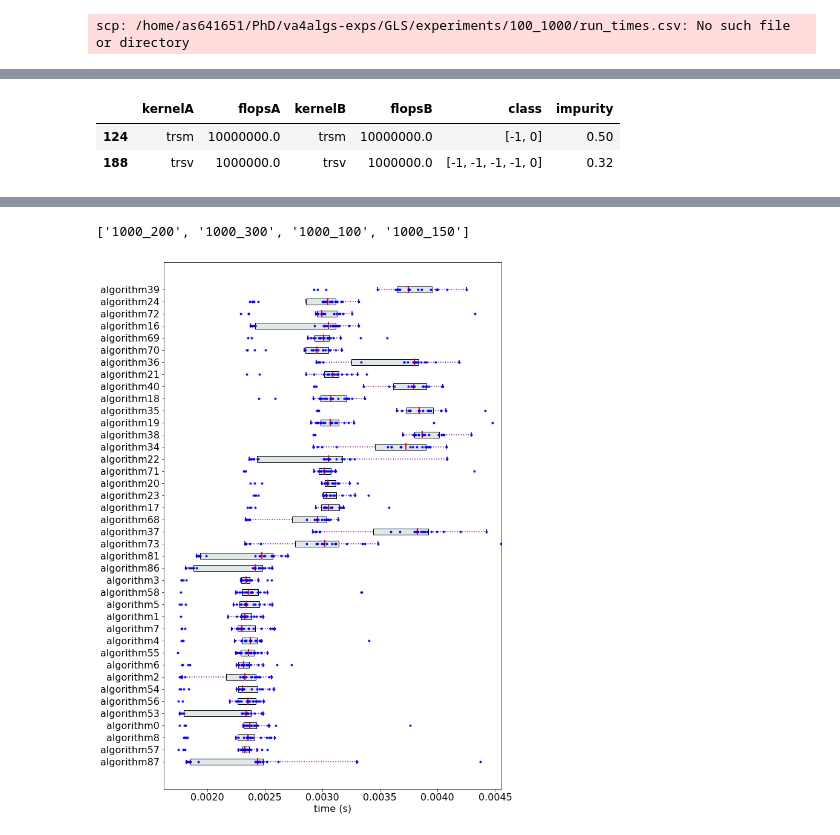
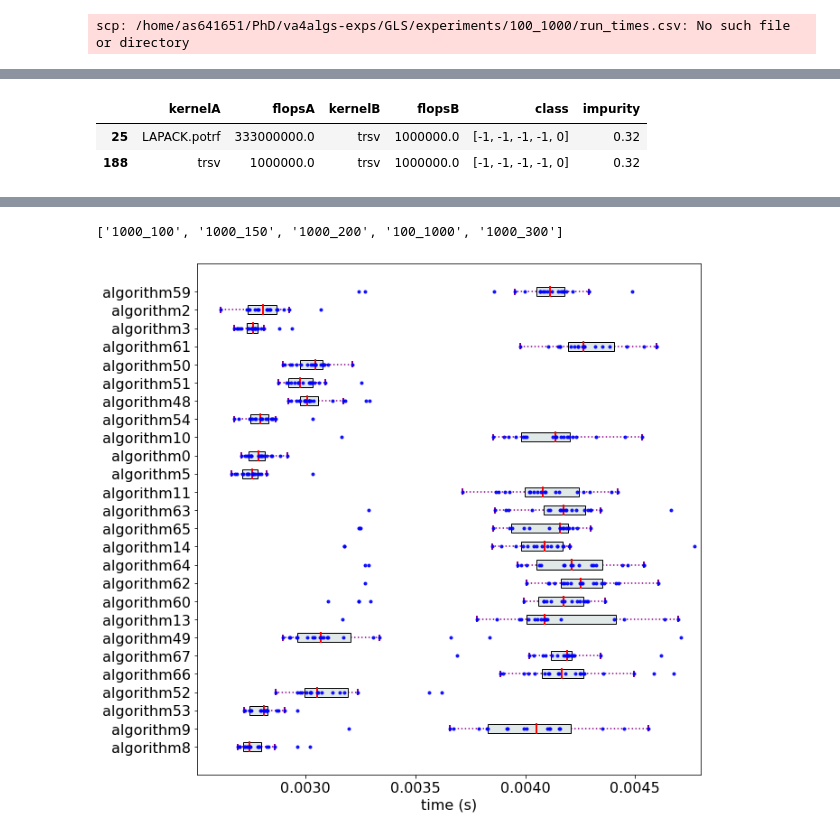
Before and after one commit to as641651/va4algs, a Jupyter notebook: examples/test_data_analyzer.ipynb, the cells around one changed output, grey strips where cells are left out. Drawn from its saved outputs; the diff is of its cells as text; code cells hidden in the pictures.

```diff
--- a/examples/test_data_analyzer.ipynb
+++ b/examples/test_data_analyzer.ipynb
@@ -30,9 +32,9 @@ scp as641651@login18-1.hpc.itc.rwth-aachen.de:~/PhD/va4algs-exps/GLS/experiments
 Command '['scp', 'as641651@login18-1.hpc.itc.rwth-aachen.de:~/PhD/va4algs-exps/GLS/experiments/100_1000/run_times.csv', 'linnea/GLS/cluster-data/100_1000']' returned non-zero exit status 1.
 scp: /home/as641651/PhD/va4algs-exps/GLS/experiments/100_1000/run_times.csv: No such file or directory
 # %%
-de.q_min = 25
-de.q_max = 75
-# de.q_min = 0
-# de.q_max = 0
+# de.q_min = 25
+# de.q_max = 75
+de.q_min = 50
+de.q_max = 50
 de.bRankReliable = False
 de.prepare_data_for_analysis(clear=False)
@@ -103,7 +125,11 @@ dy
 # %%
 da.train_dtree_classifiers(dy['kernelA'].to_list(),dy['kernelB'].to_list())
 # %%
-kernelA = 'gemv'
+kernelA = 'LAPACK.potrf'
 kernelB = 'trsv'
+# kernelA = 'gemv'
+# kernelB = 'trsv'
+# kernelA = 'trsm'
+# kernelB = 'gemv'
 fig = da.get_regions_plot(kernelA, kernelB)
 # %% [output]
@@ -112,7 +138,7 @@ fig = da.get_regions_plot(kernelA, kernelB)
 da.discover_impurities()
 # %% [output]
 |  | kernelA | flopsA | kernelB | flopsB | class | impurity |
-| 124 | trsm | 10000000.0 | trsm | 10000000.0 | [-1, 0] | 0.50 |
+| 25 | LAPACK.potrf | 333000000.0 | trsv | 1000000.0 | [-1, -1, -1, -1, 0] | 0.32 |
 | 188 | trsv | 1000000.0 | trsv | 1000000.0 | [-1, -1, -1, -1, 0] | 0.32 |
 # %%
 dtree = da.get_dtree(kernelA, kernelB)
@@ -122,13 +148,14 @@ dtree
 # %%
 ops = da.find_operands_on_cl(-1, kernelA, kernelB)
 print(ops)
-op_str = '1000_100'
-a5 = de.get_algs_with_relation_flops(op_str, kernelA, '<', 0.2, kernelB, '<', 0.2)
-#a5 = de.get_algs_with_relation_flops(op_str, kernelA, '<', 0.5, kernelB, '<', 0.2)
+op_str = '1000_200'
+#a5 = de.get_algs_with_relation_flops(op_str, kernelA, '<', 0.2, kernelB, '<', 0.2)
+a5 = de.get_algs_with_relation_flops(op_str, kernelA, '>', 0.2, kernelB, '<', 0.065)
+#a5 = de.get_algs_with_relation_flops(op_str, kernelA, '<', 200.0, kernelB, '>', 0.065)
 a1 = de.get_best_algs(op_str)
 a1_ = [a for a in a1 if a not in a5]
 #print(a1_)
 fig = de.visualize_box_plots(op_str, a1_+a5, scale=0.4)
 # %% [output]
-['1000_200', '1000_300', '1000_100', '1000_150']
+['1000_100', '1000_150', '1000_200', '100_1000', '1000_300']
-[figure, old version]
+[figure, new version]
```
Also changed, not shown: parts of 10 cells of this notebook, 17 other files.
